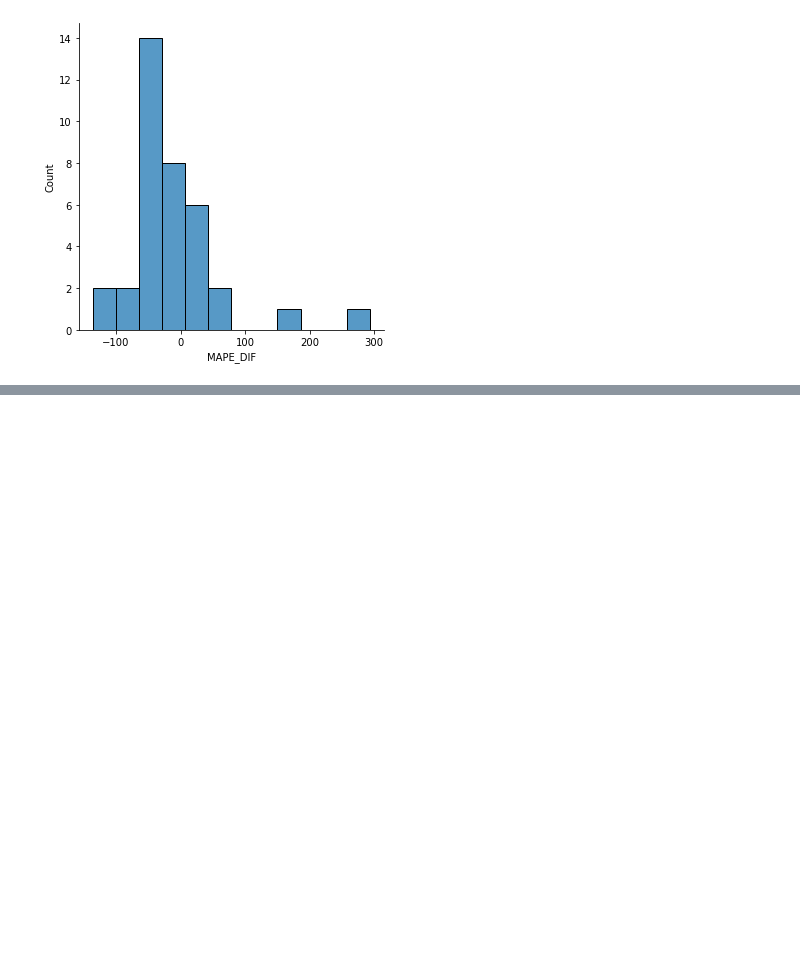
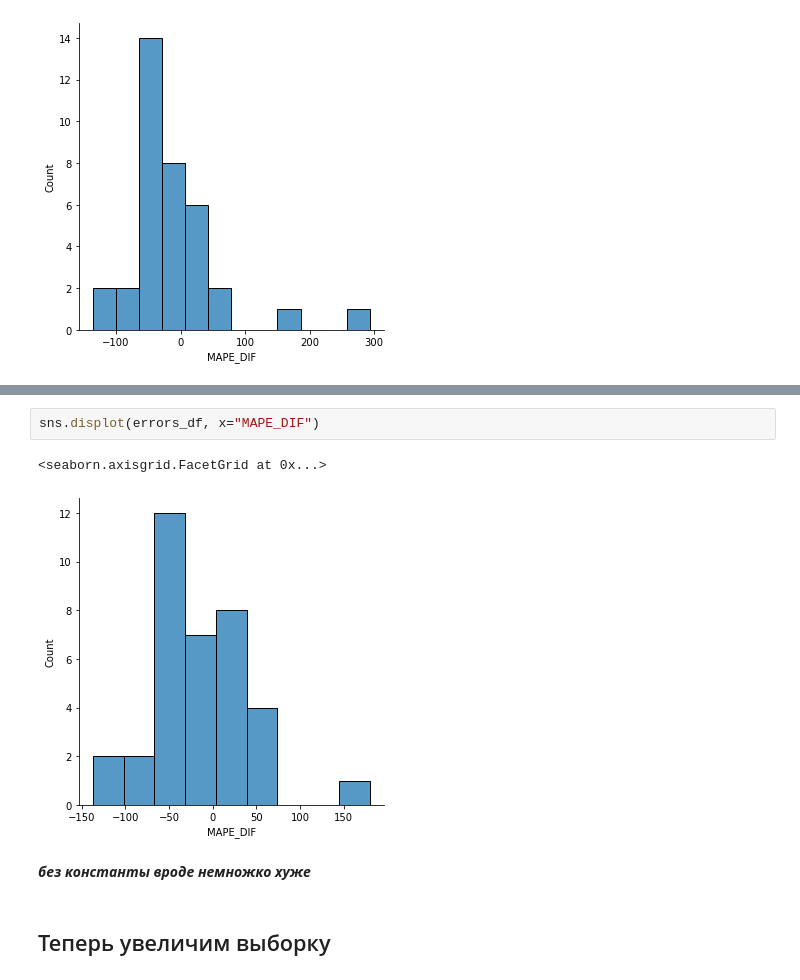
Before and after one commit to ChrisLisbon/ITMO_master_degree_classes, a Jupyter notebook: Research_work(NEMO)/3.1_ARIMA+NEMO_weighted_ensemble.ipynb, the cells around one changed output, grey strips where cells are left out. Saved outputs shown, nothing was run; the diff lists cells and outputs as text; blank space fills up the shorter version.

```diff
--- a/Research_work(NEMO)/3.1_ARIMA+NEMO_weighted_ensemble.ipynb
+++ b/Research_work(NEMO)/3.1_ARIMA+NEMO_weighted_ensemble.ipynb
@@ -343,0 +461,9 @@ sns.displot(errors_df, x="MAPE_DIF")
+# %%
+sns.displot(errors_df, x="MAPE_DIF")
+# %% [output]
+<seaborn.axisgrid.FacetGrid at 0x...>
+[figure, added]
+# %% [markdown]
+***без константы вроде немножко хуже***
+# %% [markdown]
+## Теперь увеличим выборку
```
Also changed, not shown: parts of 12 cells of this notebook, 1 other file.
